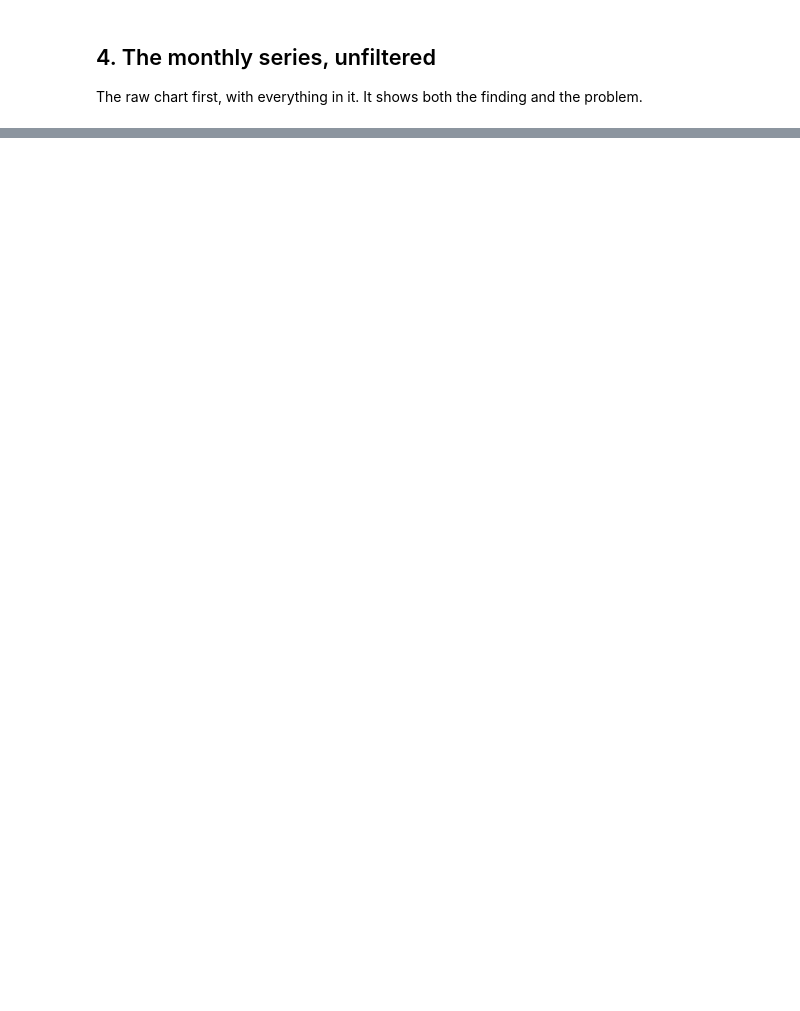
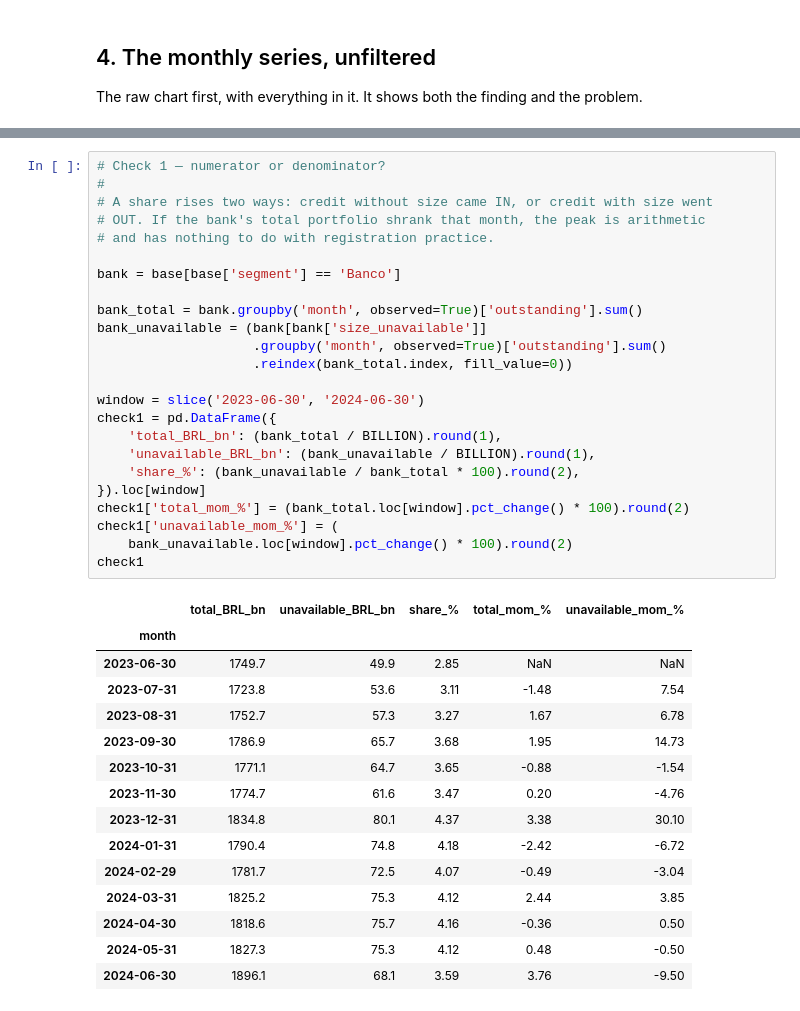
Before and after one commit to msitta/creditlens, a Jupyter notebook: notebooks/01_unavailable_size.ipynb, the cells around one changed output, grey strips where cells are left out. Drawn from its saved outputs; the diff is of its cells as text; blank space fills up the shorter version.

```diff
--- a/notebooks/01_unavailable_size.ipynb
+++ b/notebooks/01_unavailable_size.ipynb
@@ -155,0 +417,40 @@ with very few contracts.
+# %%
+# Check 1 — numerator or denominator?
+#
+# A share rises two ways: credit without size came IN, or credit with size went
+# OUT. If the bank's total portfolio shrank that month, the peak is arithmetic
+# and has nothing to do with registration practice.
+
+bank = base[base['segment'] == 'Banco']
+
+bank_total = bank.groupby('month', observed=True)['outstanding'].sum()
+bank_unavailable = (bank[bank['size_unavailable']]
+                    .groupby('month', observed=True)['outstanding'].sum()
+                    .reindex(bank_total.index, fill_value=0))
+
+window = slice('2023-06-30', '2024-06-30')
+check1 = pd.DataFrame({
+    'total_BRL_bn': (bank_total / BILLION).round(1),
+    'unavailable_BRL_bn': (bank_unavailable / BILLION).round(1),
+    'share_%': (bank_unavailable / bank_total * 100).round(2),
+}).loc[window]
+check1['total_mom_%'] = (bank_total.loc[window].pct_change() * 100).round(2)
+check1['unavailable_mom_%'] = (
+    bank_unavailable.loc[window].pct_change() * 100).round(2)
+check1
+# %% [output]
+|  | total_BRL_bn | unavailable_BRL_bn | share_% | total_mom_% | unavailable_mom_% |
+| month |  |  |  |  |  |
+| 2023-06-30 | 1749.7 | 49.9 | 2.85 | NaN | NaN |
+| 2023-07-31 | 1723.8 | 53.6 | 3.11 | -1.48 | 7.54 |
+| 2023-08-31 | 1752.7 | 57.3 | 3.27 | 1.67 | 6.78 |
+| 2023-09-30 | 1786.9 | 65.7 | 3.68 | 1.95 | 14.73 |
+| 2023-10-31 | 1771.1 | 64.7 | 3.65 | -0.88 | -1.54 |
+| 2023-11-30 | 1774.7 | 61.6 | 3.47 | 0.20 | -4.76 |
+| 2023-12-31 | 1834.8 | 80.1 | 4.37 | 3.38 | 30.10 |
+| 2024-01-31 | 1790.4 | 74.8 | 4.18 | -2.42 | -6.72 |
+| 2024-02-29 | 1781.7 | 72.5 | 4.07 | -0.49 | -3.04 |
+| 2024-03-31 | 1825.2 | 75.3 | 4.12 | 2.44 | 3.85 |
+| 2024-04-30 | 1818.6 | 75.7 | 4.16 | -0.36 | 0.50 |
+| 2024-05-31 | 1827.3 | 75.3 | 4.12 | 0.48 | -0.50 |
+| 2024-06-30 | 1896.1 | 68.1 | 3.59 | 3.76 | -9.50 |
```
Also changed, not shown: parts of 39 cells of this notebook, 5 other files.
